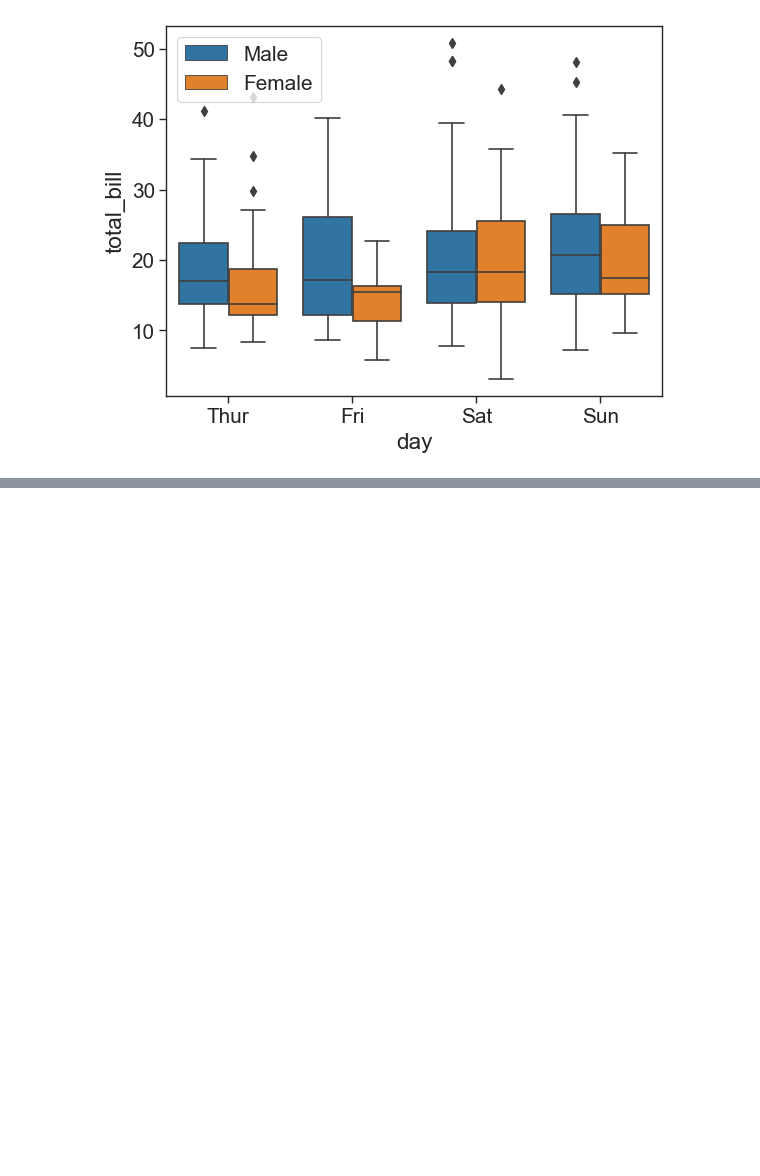
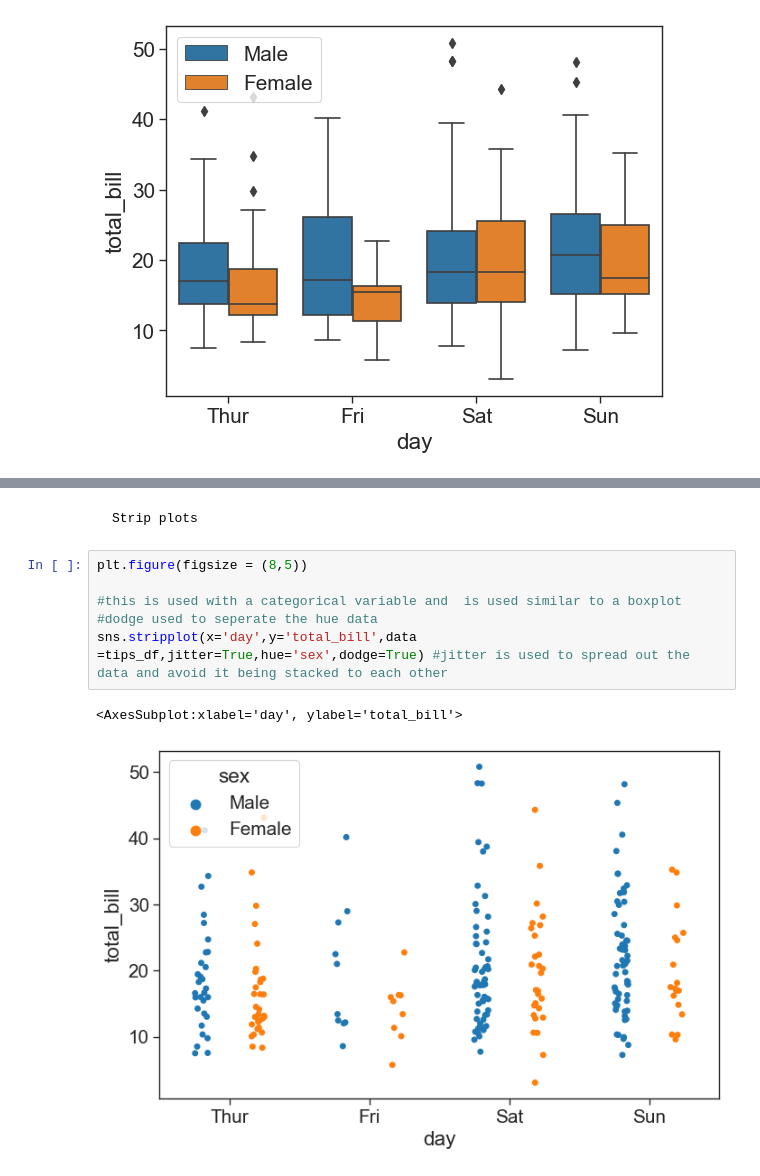
Before and after one commit to samcurryokee/Data_Analytics, a Jupyter notebook: seaborn.ipynb, the cells around one changed output, grey strips where cells are left out. Cells and saved outputs as stored; diff of their text form; blank space fills up the shorter version.

```diff
--- a/seaborn.ipynb
+++ b/seaborn.ipynb
@@ -131,0 +140,11 @@ plt.legend(loc = 0)
+# %% [markdown]
+    Strip plots
+# %%
+plt.figure(figsize = (8,5))
+
+#this is used with a categorical variable and  is used similar to a boxplot
+#dodge used to seperate the hue data
+sns.stripplot(x='day',y='total_bill',data =tips_df,jitter=True,hue='sex',dodge=True) #jitter is used to spread out the data and avoid it being stacked to each other
+# %% [output]
+<AxesSubplot:xlabel='day', ylabel='total_bill'>
+[figure, added]
```
Also changed, not shown: parts of 35 cells of this notebook.
